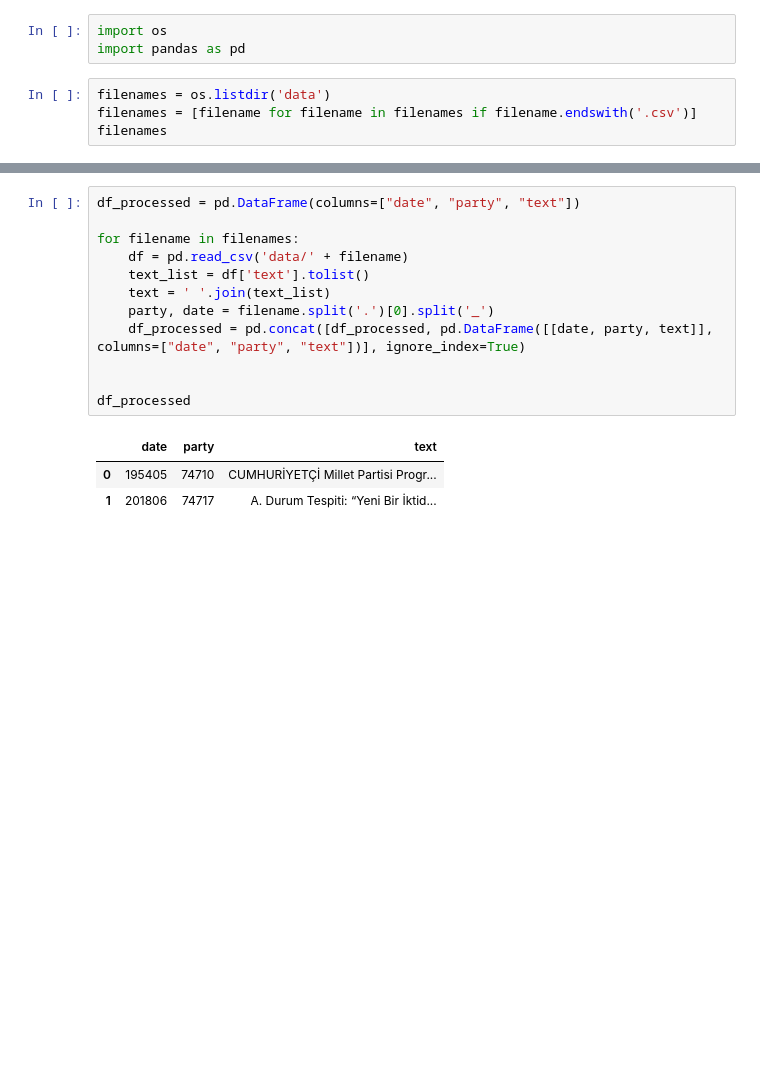
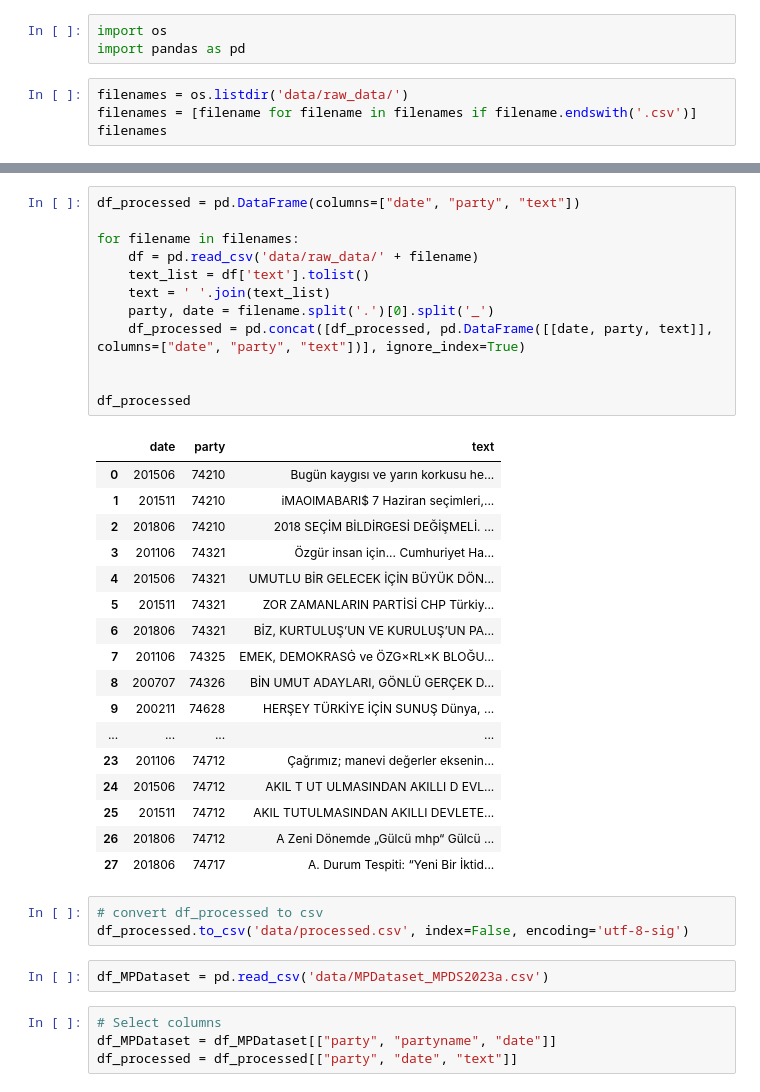
Before and after one commit to ysntrkc/manifesto-project, a Jupyter notebook: data_processing.ipynb, the cells around one changed output, grey strips where cells are left out. Saved outputs shown, nothing was run; the diff lists cells and outputs as text; blank space fills up the shorter version.

```diff
--- a/data_processing.ipynb
+++ b/data_processing.ipynb
@@ -2,7 +2,7 @@
 import os
 import pandas as pd
 # %%
-filenames = os.listdir('data')
+filenames = os.listdir('data/raw_data/')
 filenames = [filename for filename in filenames if filename.endswith('.csv')]
 filenames
 # %% [output]
@@ -10,16 +26,39 @@ filenames
 # %%
 df_processed = pd.DataFrame(columns=["date", "party", "text"])
 
 for filename in filenames:
-    df = pd.read_csv('data/' + filename)
+    df = pd.read_csv('data/raw_data/' + filename)
     text_list = df['text'].tolist()
     text = ' '.join(text_list)
     party, date = filename.split('.')[0].split('_')
     df_processed = pd.concat([df_processed, pd.DataFrame([[date, party, text]], columns=["date", "party", "text"])], ignore_index=True)
 
 
 df_processed
 # %% [output]
 |  | date | party | text |
-| 0 | 195405 | 74710 | CUMHURİYETÇİ Millet Partisi Progr... |
-| 1 | 201806 | 74717 | A. Durum Tespiti: “Yeni Bir İktid... |
+| 0 | 201506 | 74210 | Bugün kaygısı ve yarın korkusu he... |
+| 1 | 201511 | 74210 | iMAOlMABARI$ 7 Haziran seçimleri,... |
+| 2 | 201806 | 74210 | 2018 SEÇİM BİLDİRGESİ DEĞİŞMELİ. ... |
+| 3 | 201106 | 74321 | Özgür insan için... Cumhuriyet Ha... |
+| 4 | 201506 | 74321 | UMUTLU BİR GELECEK İÇİN BÜYÜK DÖN... |
+| 5 | 201511 | 74321 | ZOR ZAMANLARIN PARTİSİ CHP Türkiy... |
+| 6 | 201806 | 74321 | BİZ, KURTULUŞ’UN VE KURULUŞ’UN PA... |
+| 7 | 201106 | 74325 | EMEK, DEMOKRASĠ ve ÖZG×RL×K BLOĞU... |
+| 8 | 200707 | 74326 | BİN UMUT ADAYLARI, GÖNLÜ GERÇEK D... |
+| 9 | 200211 | 74628 | HERŞEY TÜRKİYE İÇİN SUNUŞ Dünya, ... |
+| ... | ... | ... | ... |
+| 23 | 201106 | 74712 | Çağrımız; manevi değerler eksenin... |
+| 24 | 201506 | 74712 | AKIL T UT ULMASINDAN AKILLI D EVL... |
+| 25 | 201511 | 74712 | AKIL TUTULMASINDAN AKILLI DEVLETE... |
+| 26 | 201806 | 74712 | A Zeni Dönemde „Gülcü mhp“ Gülcü ... |
+| 27 | 201806 | 74717 | A. Durum Tespiti: “Yeni Bir İktid... |
+# %%
+# convert df_processed to csv
+df_processed.to_csv('data/processed.csv', index=False, encoding='utf-8-sig')
+# %%
+df_MPDataset = pd.read_csv('data/MPDataset_MPDS2023a.csv')
+# %%
+# Select columns
+df_MPDataset = df_MPDataset[["party", "partyname", "date"]]
+df_processed = df_processed[["party", "date", "text"]]
```
Also changed, not shown: parts of 7 cells of this notebook, 32 other files.
